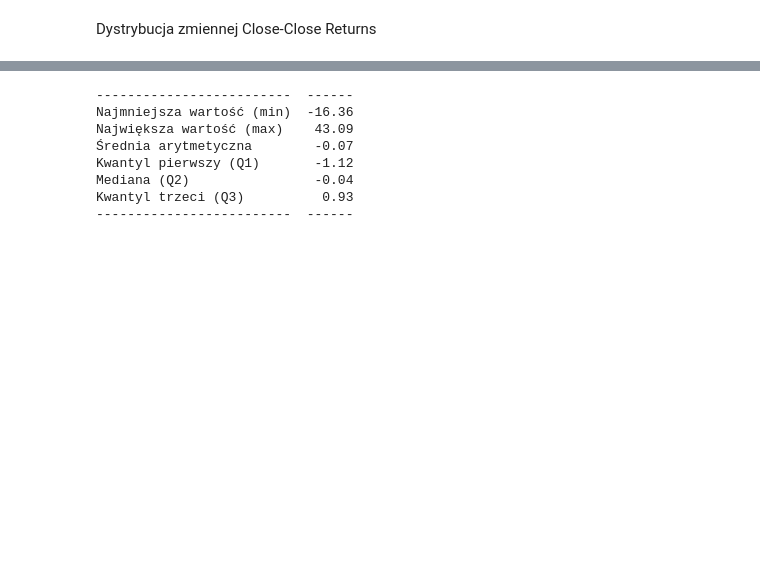
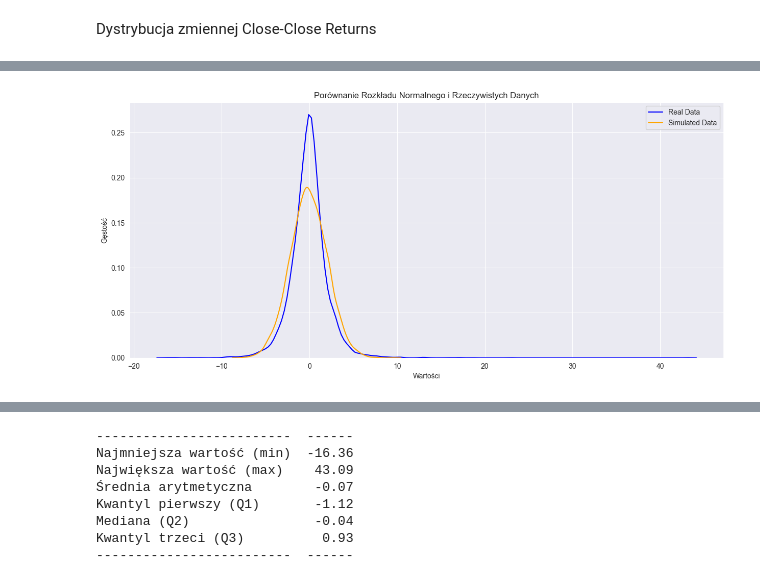
Before and after one commit to daredevilq/stock-market-analysis, a Jupyter notebook: market-analysis.ipynb, the cells around one changed output, grey strips where cells are left out. Drawn from its saved outputs; the diff is of its cells as text; code cells hidden in the pictures; blank space fills up the shorter version.

```diff
--- a/market-analysis.ipynb
+++ b/market-analysis.ipynb
@@ -516,0 +625,21 @@ g.fig.set_figheight(6.5)
+# %%
+def compare_with_normal_distribution(real_data):
+    mean = real_data.mean()
+    std = real_data.std()
+    simulated_data = np.random.normal(mean, std, size=len(real_data))
+
+    plt.figure(figsize=(15,6.5))
+
+    # Rysowanie wykresu
+    sns.kdeplot(real_data, label='Real Data', color='blue')
+    sns.kdeplot(simulated_data, label='Simulated Data', color='orange')
+
+
+    # Dodawanie tytułów i etykiet osi
+    plt.title('Porównanie Rozkładu Normalnego i Rzeczywistych Danych')
+    plt.xlabel('Wartości')
+    plt.ylabel('Gęstość')
+
+    # Dodawanie legendy
+    plt.legend()
+    plt.show()
@@ -516,0 +651,4 @@ g.fig.set_figheight(6.5)
+# %%
+compare_with_normal_distribution(df_microsoft_daily['Close-Close Returns'])
+# %% [output]
+[figure, added]
```
Also changed, not shown: parts of 52 cells of this notebook, 4 other files.
